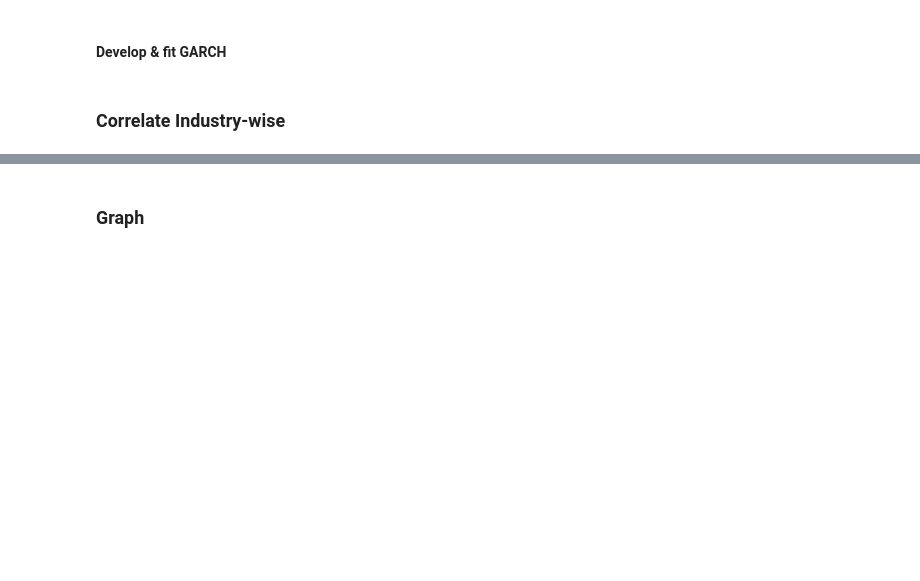
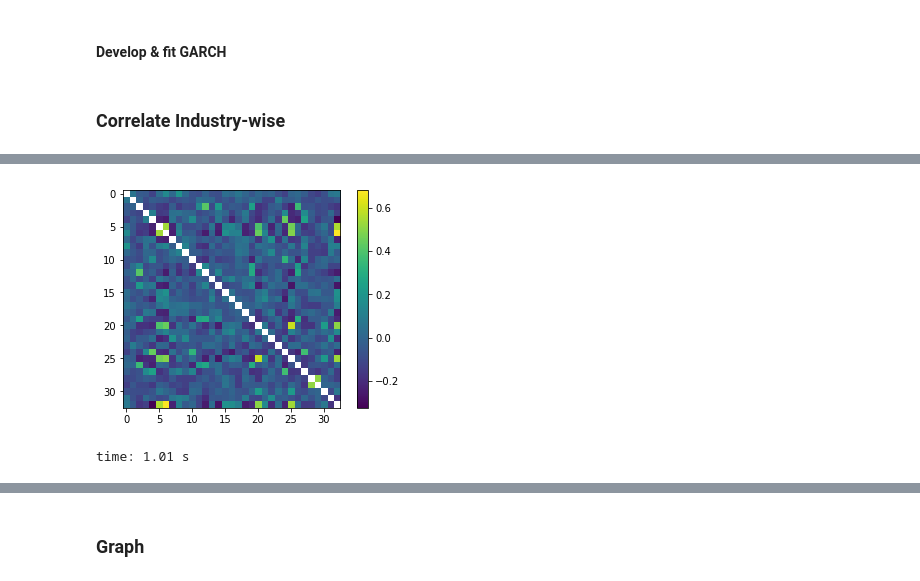
Before and after one commit to Chaoste/nlp-stocks, a Jupyter notebook: research/15.0-Stocks-Regression-Analysis.ipynb, the cells around one changed output, grey strips where cells are left out. Saved outputs shown, nothing was run; the diff lists cells and outputs as text; code cells hidden in the pictures; blank space fills up the shorter version.

```diff
--- a/research/15.0-Stocks-Regression-Analysis.ipynb
+++ b/research/15.0-Stocks-Regression-Analysis.ipynb
@@ -290,0 +372,5 @@ time: 200 ms
+# %%
+energy_correlations = calc_correlations(ind_symbols, ind_resids)
+plt.imshow(energy_correlations)
+plt.colorbar();
+# %% [output]
@@ -290,0 +378,2 @@ time: 200 ms
+[figure, added]
+time: 1.01 s
```
Also changed, not shown: parts of 51 cells of this notebook, 7 other files.
